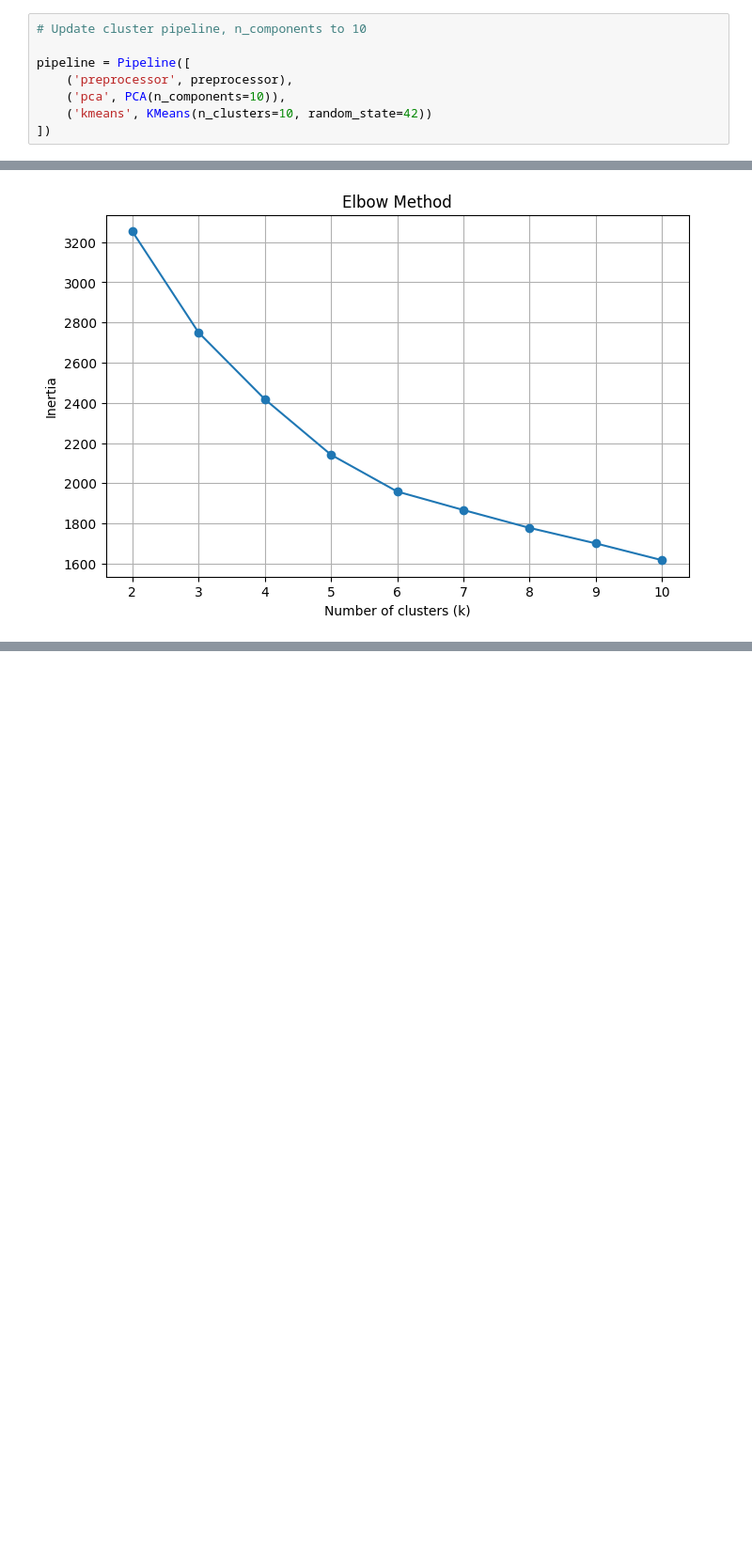
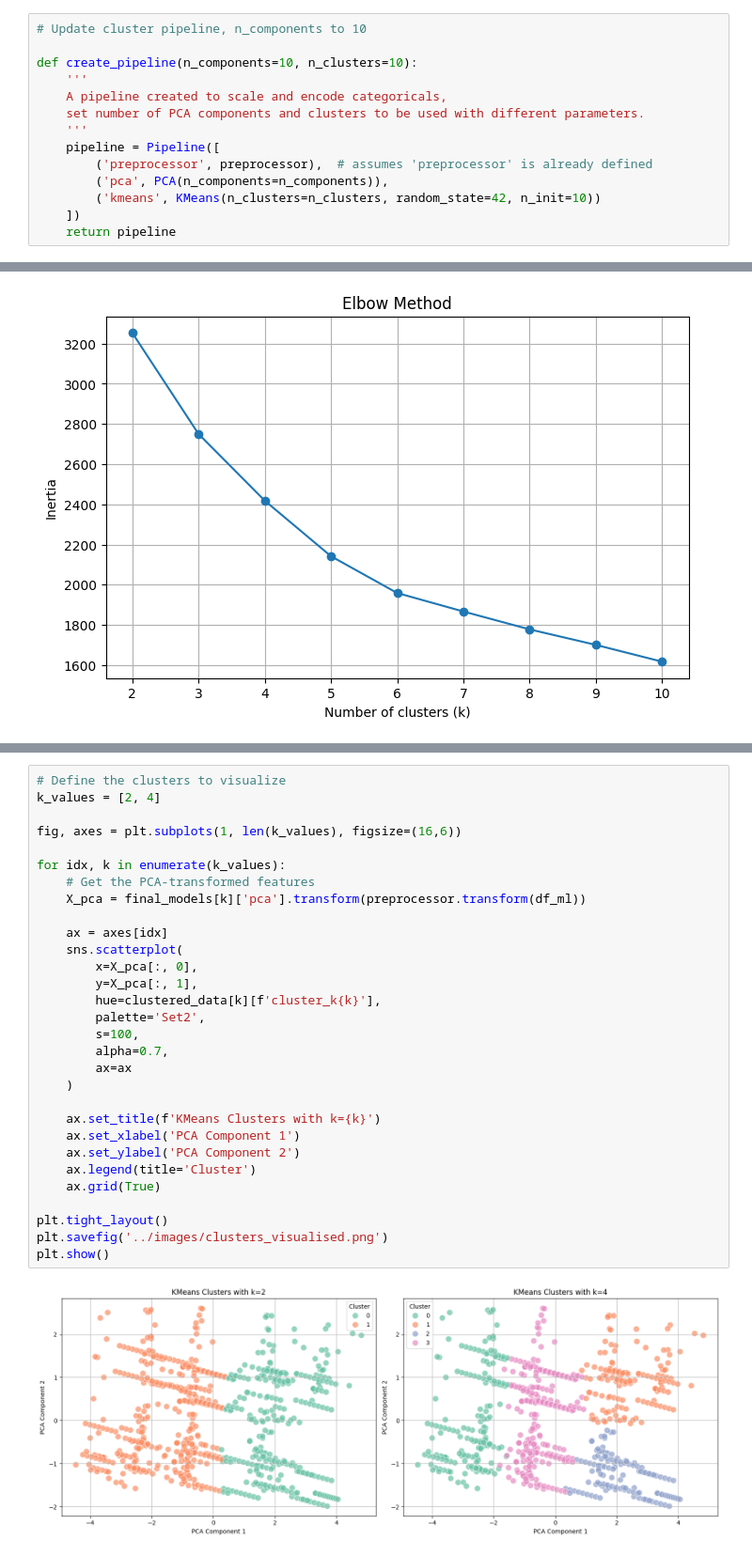
Before and after one commit to StavSteven/social_media_addiction, a Jupyter notebook: jupyter_notebooks/3_ml_take2.ipynb, the cells around one changed output, grey strips where cells are left out. Shown at 94% size. Cells and saved outputs as stored; diff of their text form; blank space fills up the shorter version.

Commit message:
plot clusters

```diff
--- a/jupyter_notebooks/3_ml_take2.ipynb
+++ b/jupyter_notebooks/3_ml_take2.ipynb
@@ -101,11 +106,17 @@ Looking at those results, the largest jump in variance is from 9 to 10. Adding m
 # %%
 # Update cluster pipeline, n_components to 10
 
-pipeline = Pipeline([
-    ('preprocessor', preprocessor),
-    ('pca', PCA(n_components=10)),
-    ('kmeans', KMeans(n_clusters=10, random_state=42))
-])
+def create_pipeline(n_components=10, n_clusters=10):
+    '''
+    A pipeline created to scale and encode categoricals,
+    set number of PCA components and clusters to be used with different parameters.
+    '''
+    pipeline = Pipeline([
+        ('preprocessor', preprocessor),  # assumes 'preprocessor' is already defined
+        ('pca', PCA(n_components=n_components)),
+        ('kmeans', KMeans(n_clusters=n_clusters, random_state=42, n_init=10))
+    ])
+    return pipeline
 # %%
 pipeline_analysis = Pipeline(pipeline.steps[:-1])
 df_analysis = pipeline_analysis.fit_transform(df_ml)
@@ -191,0 +232,32 @@ plt.show()
+# %%
+# Define the clusters to visualize
+k_values = [2, 4]
+
+fig, axes = plt.subplots(1, len(k_values), figsize=(16,6))
+
+for idx, k in enumerate(k_values):
+    # Get the PCA-transformed features
+    X_pca = final_models[k]['pca'].transform(preprocessor.transform(df_ml))
+
+    ax = axes[idx]
+    sns.scatterplot(
+        x=X_pca[:, 0],
+        y=X_pca[:, 1],
+        hue=clustered_data[k][f'cluster_k{k}'],
+        palette='Set2',
+        s=100,
+        alpha=0.7,
+        ax=ax
+    )
+
+    ax.set_title(f'KMeans Clusters with k={k}')
+    ax.set_xlabel('PCA Component 1')
+    ax.set_ylabel('PCA Component 2')
+    ax.legend(title='Cluster')
+    ax.grid(True)
+
+plt.tight_layout()
+plt.savefig('../images/clusters_visualised.png')
+plt.show()
+# %% [output]
+[figure, added]
```
Also changed, not shown: parts of 4 cells of this notebook, 1 other file.
